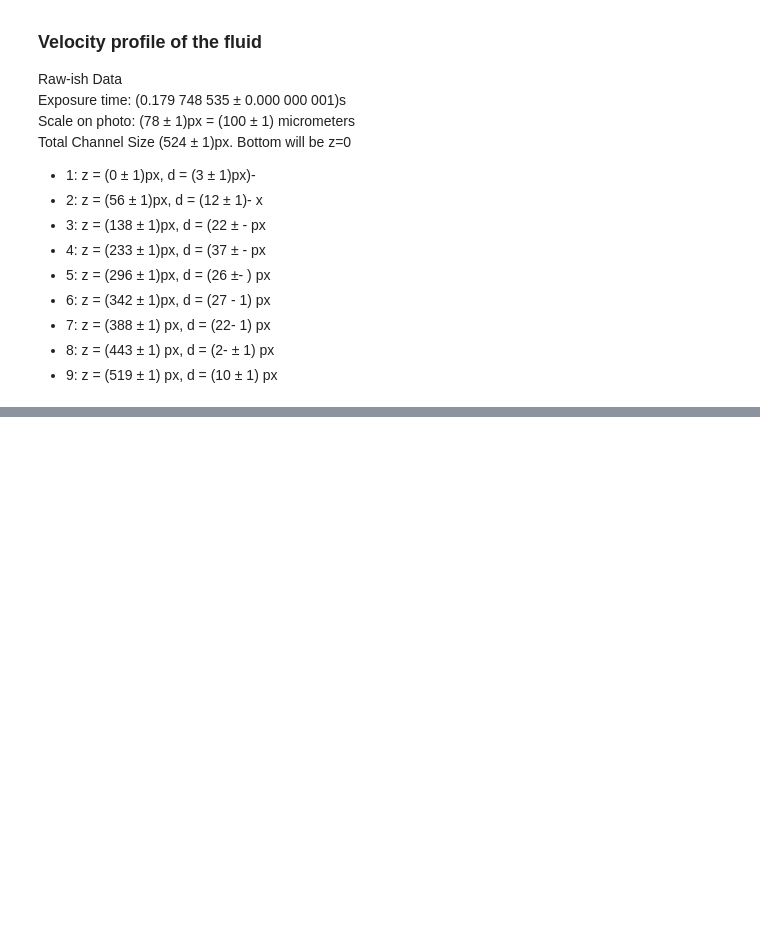
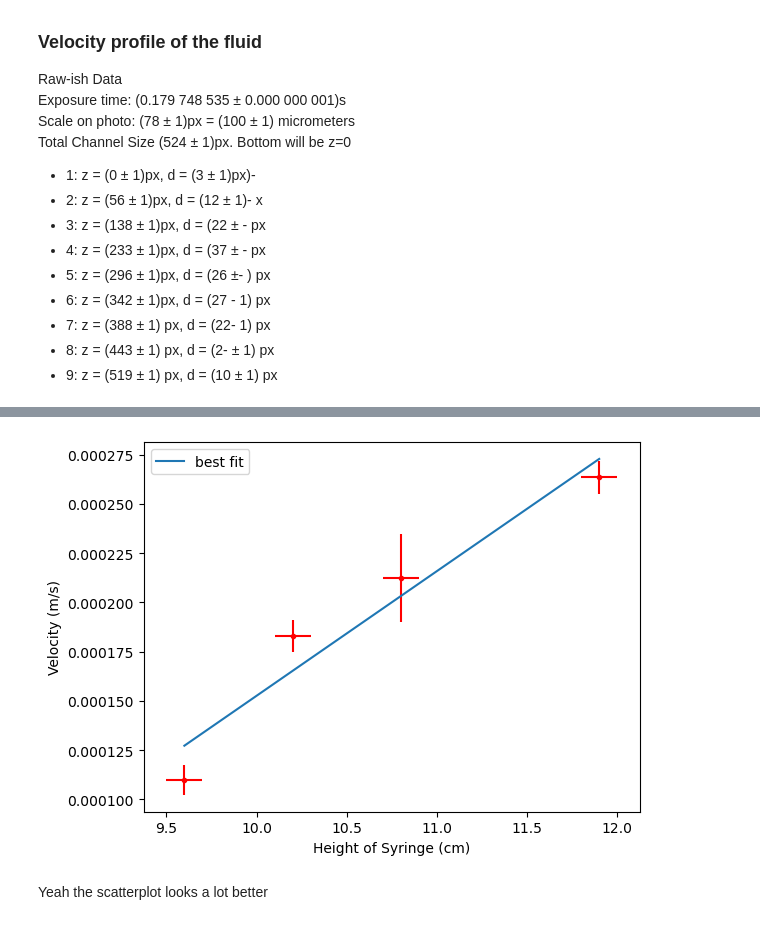
Before and after one commit to ijessicachen/introdatascience, a Jupyter notebook: schoolgraphs/UofT_Y2/AER210_Microfluidics/Microfluidics.ipynb, the cells around one changed output, grey strips where cells are left out. Cells and saved outputs as stored; diff of their text form; code cells hidden in the pictures; blank space fills up the shorter version.

```diff
--- a/schoolgraphs/UofT_Y2/AER210_Microfluidics/Microfluidics.ipynb
+++ b/schoolgraphs/UofT_Y2/AER210_Microfluidics/Microfluidics.ipynb
@@ -129,0 +260,26 @@ fig.savefig("v_profile.png", bbox_inches='tight')#, pad_inches=0.5)
+# %%
+# plot
+fig, ax = plt.subplots()
+
+#ax.scatter([9.6, 10.2, 10.8, 11.9], v)
+ax.errorbar([9.6, 10.2, 10.8, 11.9], v, color='r', xerr=0.1, yerr=v_unc, fmt='.')
+
+# try to curve fit
+p = np.polyfit([9.6, 10.2, 10.8, 11.9], v, 1)
+x = [9.6, 10.2, 10.8, 11.9]
+y = [0] * len(x)
+for i in range(0, len(x)):
+    y[i] = x[i] * p[0] + p[1]
+ax.plot(x, y, label="best fit")
+
+# theoretical fit (from Q7)
+
+ax.set_ylabel('Velocity (m/s)')
+ax.set_xlabel('Height of Syringe (cm)')
+ax.legend()
+
+fig.savefig("height_scatter.png", bbox_inches='tight')#, pad_inches=0.5)
+# %% [output]
+[figure, added]
+# %% [markdown]
+Yeah the scatterplot looks a lot better
```
Also changed, not shown: parts of 6 cells of this notebook, 3 other files.
